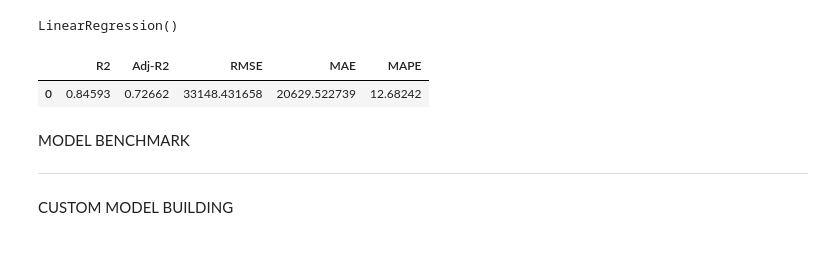
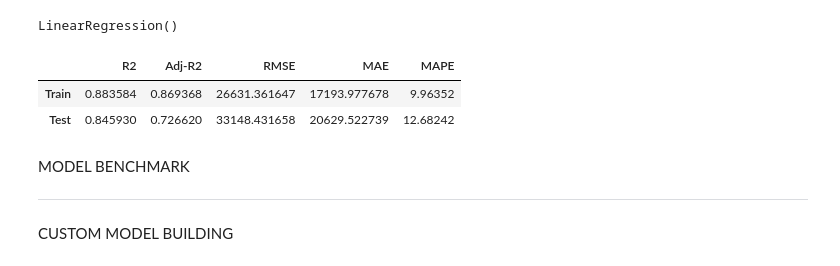
Before and after one commit to Alfredo2212/Kaggle-Data_Science, a Jupyter notebook: house-prices-advanced-regression-techniques.ipynb, the cells around one changed output. Drawn from its saved outputs; the diff is of its cells as text; code cells hidden in the pictures.

```diff
--- a/house-prices-advanced-regression-techniques.ipynb
+++ b/house-prices-advanced-regression-techniques.ipynb
@@ -491,7 +491,7 @@ def adj_r2(predictors, target, predictions):
 def mape_score(targets,predictions):
     return np.mean(np.abs(targets-predictions)/targets)* 100
 
-# Cross validated performance metric
+# performance metric for train and test data
 def model_performance_regression(model, predictors, target):
     pred = model.predict(predictors)
 
@@ -510,6 +510,19 @@ def model_performance_regression(model, predictors, target):
     }, index=[0]
                          )
     return df_perf
+
+def model_performance_regression_tt(model, x_train, y_train, x_test, y_test):
+    # Compute performance for training and test sets
+    df_train = model_performance_regression(model, x_train, y_train)
+    df_test = model_performance_regression(model, x_test, y_test)
+
+    # Combine results into a single DataFrame
+    df_perf = pd.concat([df_train, df_test], ignore_index=True)
+
+    # Rename index to "Train" and "Test"
+    df_perf.index = ["Train", "Test"]
+
+    return df_perf
 # %%
 # Linear regression model for benchmark before feature engineering
 
@@ -518,9 +531,10 @@ modelLR_benchmark = LinearRegression()
 modelLR_benchmark.fit(x_train, y_train)
 # %% [output]
 LinearRegression()
-# %%
-# model performance check
-model_performance_regression(modelLR_benchmark, x_test, y_test)
-# %% [output]
-|  | R2 | Adj-R2 | RMSE | MAE | MAPE |
-| 0 | 0.84593 | 0.72662 | 33148.431658 | 20629.522739 | 12.68242 |
+# %%
+# Display performance evaluation metrics for train and test
+model_performance_regression_tt(modelLR_benchmark, x_train, y_train, x_test, y_test)
+# %% [output]
+|  | R2 | Adj-R2 | RMSE | MAE | MAPE |
+| Train | 0.883584 | 0.869368 | 26631.361647 | 17193.977678 | 9.96352 |
+| Test | 0.845930 | 0.726620 | 33148.431658 | 20629.522739 | 12.68242 |
```
Also changed, not shown: parts of 7 cells of this notebook.
